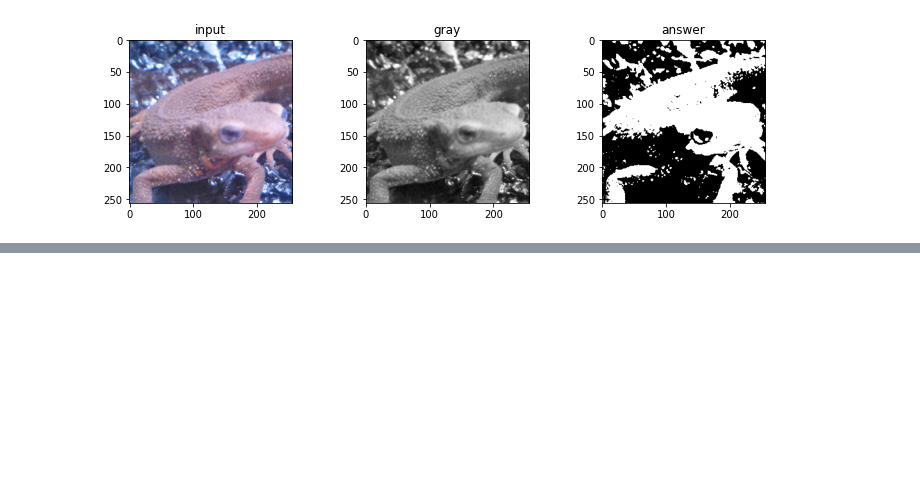
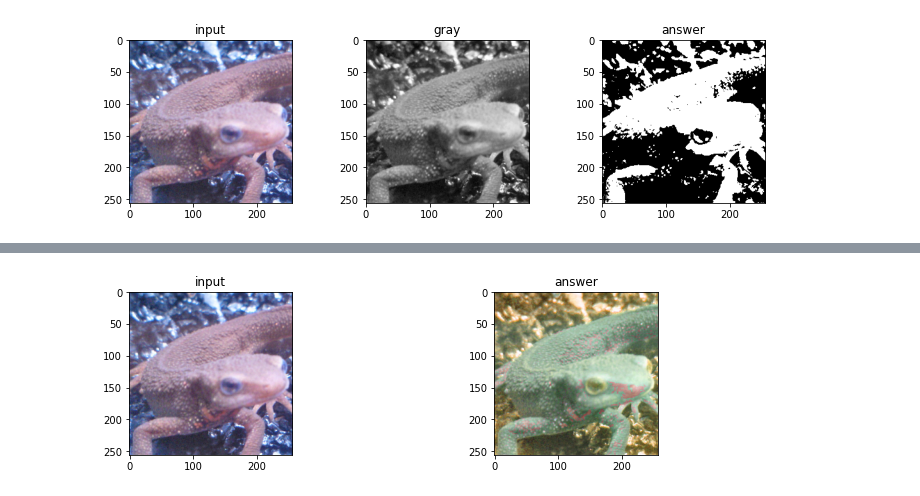
Before and after one commit to azugxi7374/garakuta222, a Jupyter notebook: 004_gazo/004.ipynb, the cells around one changed output, grey strips where cells are left out. Drawn from its saved outputs; the diff is of its cells as text; code cells hidden in the pictures; blank space fills up the shorter version.

```diff
--- a/004_gazo/004.ipynb
+++ b/004_gazo/004.ipynb
@@ -104,0 +114,16 @@ oth= 129
+# %%
+# Q5 (skip)
+# opencv
+hsv = cv2.cvtColor(img_orig, cv2.COLOR_RGB2HSV) # RGB -> HSV
+hsv[..., 0] = (hsv[..., 0] + 90) % 180 # Hue of opencv is defined [0, 180]
+img_hsv = cv2.cvtColor(hsv, cv2.COLOR_HSV2RGB) # HSV -> RGB
+plt.figure(figsize=(12, 3))
+plt.subplot(1, 2, 1)
+plt.title('input')
+plt.imshow(img_orig)
+plt.subplot(1, 2, 2)
+plt.title('answer')
+plt.imshow(img_hsv)
+plt.show()
+# %% [output]
+[figure, added]
```
Also changed, not shown: parts of 1 cell of this notebook.
